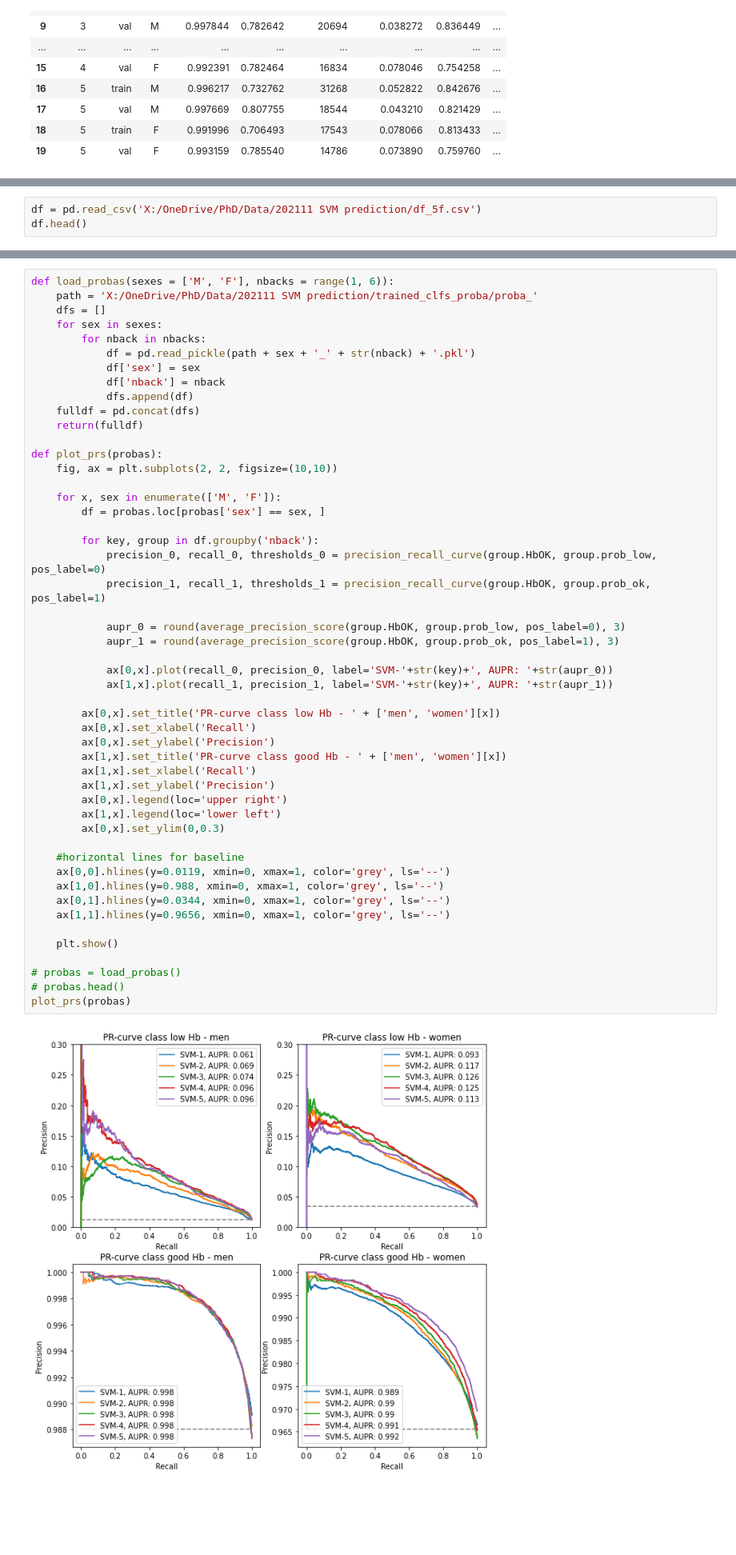
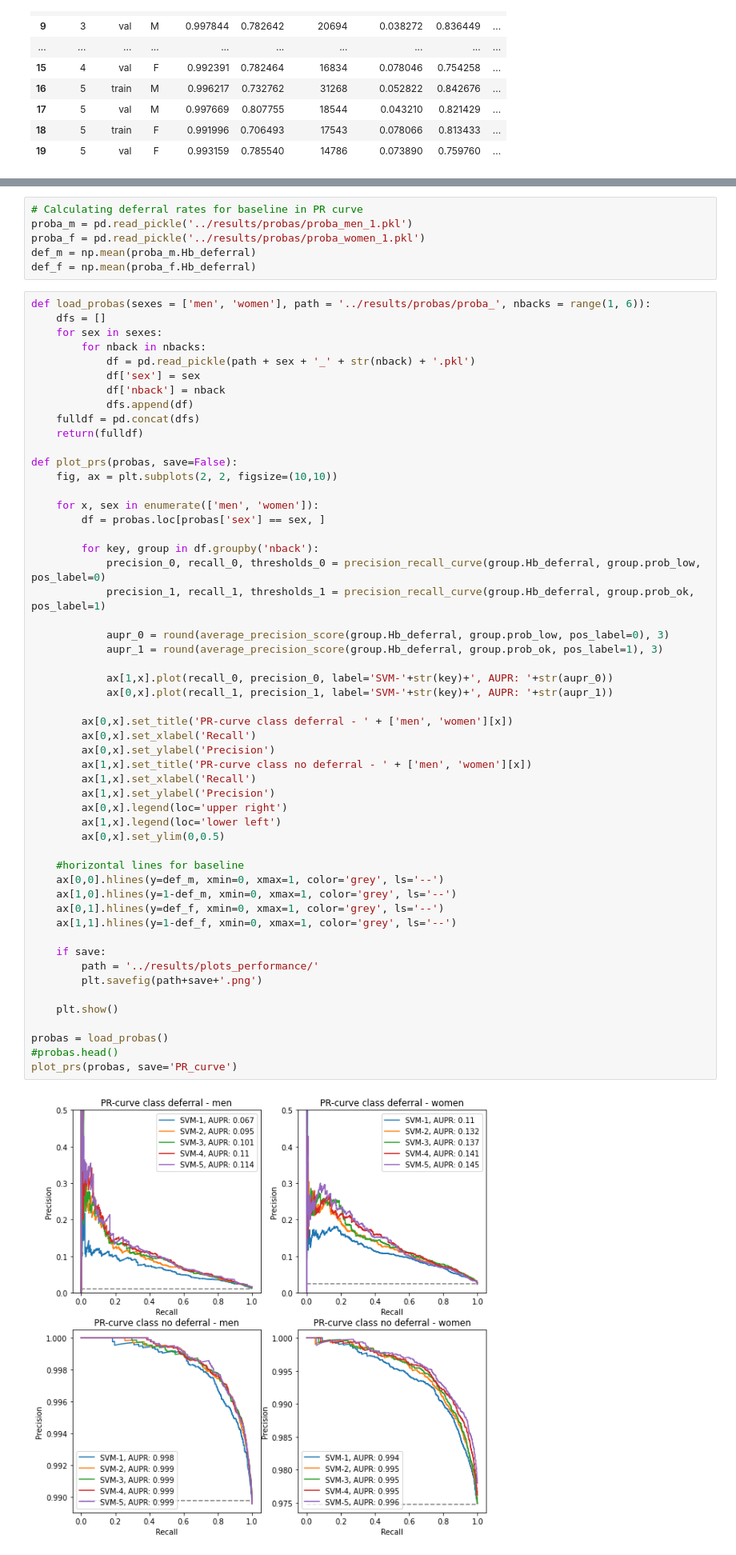
Before and after one commit to vinkenoogm/hbpred-compare, a Jupyter notebook: src/3_modelperformance.ipynb, the cells around one changed output, grey strips where cells are left out. Shown at 80% size. Cells and saved outputs as stored; diff of their text form; blank space fills up the shorter version.

```diff
--- a/src/3_modelperformance.ipynb
+++ b/src/3_modelperformance.ipynb
@@ -265,3 +265,0 @@ F 5
-# %%
-df = pd.read_csv('X:/OneDrive/PhD/Data/202111 SVM prediction/df_5f.csv')
-df.head()
@@ -322,52 +318,61 @@ for nback in range(1,6):
+# %%
+# Calculating deferral rates for baseline in PR curve
+proba_m = pd.read_pickle('../results/probas/proba_men_1.pkl')
+proba_f = pd.read_pickle('../results/probas/proba_women_1.pkl')
+def_m = np.mean(proba_m.Hb_deferral)
+def_f = np.mean(proba_f.Hb_deferral)
 # %%
-def load_probas(sexes = ['M', 'F'], nbacks = range(1, 6)):
-    path = 'X:/OneDrive/PhD/Data/202111 SVM prediction/trained_clfs_proba/proba_'
+def load_probas(sexes = ['men', 'women'], path = '../results/probas/proba_', nbacks = range(1, 6)):
     dfs = []
     for sex in sexes:
         for nback in nbacks:
             df = pd.read_pickle(path + sex + '_' + str(nback) + '.pkl')
             df['sex'] = sex
             df['nback'] = nback
             dfs.append(df)
     fulldf = pd.concat(dfs)
     return(fulldf)
 
-def plot_prs(probas):
+def plot_prs(probas, save=False):
     fig, ax = plt.subplots(2, 2, figsize=(10,10))
 
-    for x, sex in enumerate(['M', 'F']):
+    for x, sex in enumerate(['men', 'women']):
         df = probas.loc[probas['sex'] == sex, ]
 
         for key, group in df.groupby('nback'):
-            precision_0, recall_0, thresholds_0 = precision_recall_curve(group.HbOK, group.prob_low, pos_label=0)
-            precision_1, recall_1, thresholds_1 = precision_recall_curve(group.HbOK, group.prob_ok, pos_label=1)
+            precision_0, recall_0, thresholds_0 = precision_recall_curve(group.Hb_deferral, group.prob_low, pos_label=0)
+            precision_1, recall_1, thresholds_1 = precision_recall_curve(group.Hb_deferral, group.prob_ok, pos_label=1)
 
-            aupr_0 = round(average_precision_score(group.HbOK, group.prob_low, pos_label=0), 3)
-            aupr_1 = round(average_precision_score(group.HbOK, group.prob_ok, pos_label=1), 3)
+            aupr_0 = round(average_precision_score(group.Hb_deferral, group.prob_low, pos_label=0), 3)
+            aupr_1 = round(average_precision_score(group.Hb_deferral, group.prob_ok, pos_label=1), 3)
 
-            ax[0,x].plot(recall_0, precision_0, label='SVM-'+str(key)+', AUPR: '+str(aupr_0))
-            ax[1,x].plot(recall_1, precision_1, label='SVM-'+str(key)+', AUPR: '+str(aupr_1))
+            ax[1,x].plot(recall_0, precision_0, label='SVM-'+str(key)+', AUPR: '+str(aupr_0))
+            ax[0,x].plot(recall_1, precision_1, label='SVM-'+str(key)+', AUPR: '+str(aupr_1))
 
-        ax[0,x].set_title('PR-curve class low Hb - ' + ['men', 'women'][x])
+        ax[0,x].set_title('PR-curve class deferral - ' + ['men', 'women'][x])
         ax[0,x].set_xlabel('Recall')
         ax[0,x].set_ylabel('Precision')
-        ax[1,x].set_title('PR-curve class good Hb - ' + ['men', 'women'][x])
+        ax[1,x].set_title('PR-curve class no deferral - ' + ['men', 'women'][x])
         ax[1,x].set_xlabel('Recall')
         ax[1,x].set_ylabel('Precision')
         ax[0,x].legend(loc='upper right')
         ax[1,x].legend(loc='lower left')
-        ax[0,x].set_ylim(0,0.3)
+        ax[0,x].set_ylim(0,0.5)
 
     #horizontal lines for baseline
-    ax[0,0].hlines(y=0.0119, xmin=0, xmax=1, color='grey', ls='--')
-    ax[1,0].hlines(y=0.988, xmin=0, xmax=1, color='grey', ls='--')
-    ax[0,1].hlines(y=0.0344, xmin=0, xmax=1, color='grey', ls='--')
-    ax[1,1].hlines(y=0.9656, xmin=0, xmax=1, color='grey', ls='--')
+    ax[0,0].hlines(y=def_m, xmin=0, xmax=1, color='grey', ls='--')
+    ax[1,0].hlines(y=1-def_m, xmin=0, xmax=1, color='grey', ls='--')
+    ax[0,1].hlines(y=def_f, xmin=0, xmax=1, color='grey', ls='--')
+    ax[1,1].hlines(y=1-def_f, xmin=0, xmax=1, color='grey', ls='--')
+
+    if save:
+        path = '../results/plots_performance/'
+        plt.savefig(path+save+'.png')
 
     plt.show()
 
-# probas = load_probas()
-# probas.head()
-plot_prs(probas)
+probas = load_probas()
+#probas.head()
+plot_prs(probas, save='PR_curve')
 # %% [output]
-[figure, old version]
+[figure, new version]
```
Also changed, not shown: parts of 22 cells of this notebook, 14 other files.
